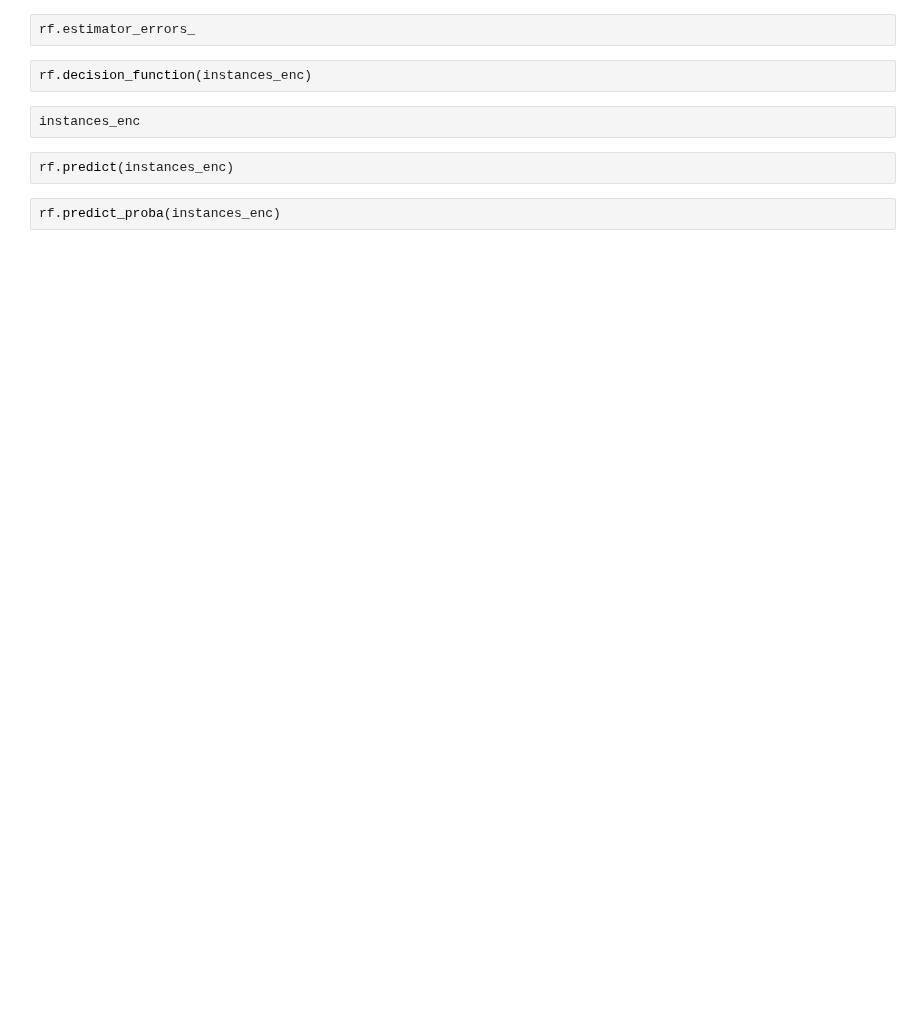
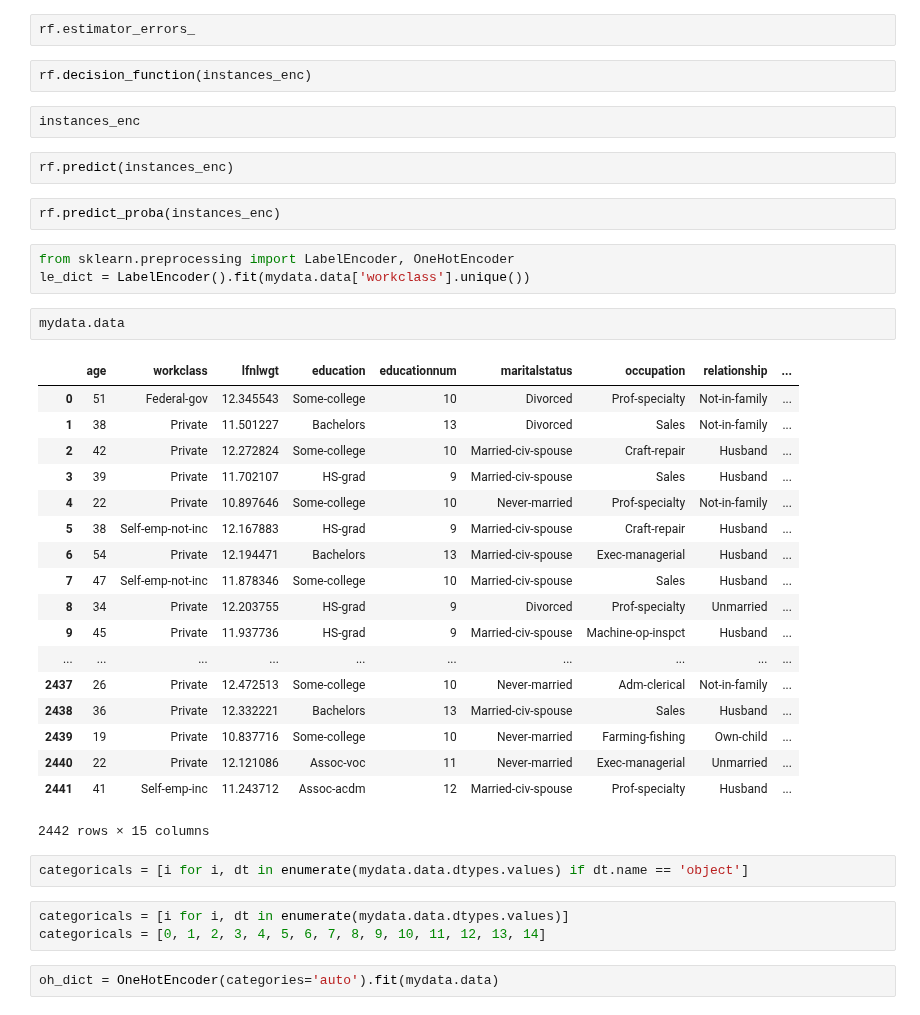
Before and after one commit to julianhatwell/explain_te, a Jupyter notebook: CHIRPS Boosting Scratch.ipynb, the cells around one changed output. Cells and saved outputs as stored; diff of their text form; blank space fills up the shorter version.

```diff
--- a/CHIRPS Boosting Scratch.ipynb
+++ b/CHIRPS Boosting Scratch.ipynb
@@ -508,3 +490,34 @@ instances_enc
 rf.predict(instances_enc)
 # %%
 rf.predict_proba(instances_enc)
+# %%
+from sklearn.preprocessing import LabelEncoder, OneHotEncoder
+le_dict = LabelEncoder().fit(mydata.data['workclass'].unique())
+# %%
+mydata.data
+# %% [output]
+|  | age | workclass | lfnlwgt | education | educationnum | maritalstatus | occupation | relationship | ... |
+| 0 | 51 | Federal-gov | 12.345543 | Some-college | 10 | Divorced | Prof-specialty | Not-in-family | ... |
+| 1 | 38 | Private | 11.501227 | Bachelors | 13 | Divorced | Sales | Not-in-family | ... |
+| 2 | 42 | Private | 12.272824 | Some-college | 10 | Married-civ-spouse | Craft-repair | Husband | ... |
+| 3 | 39 | Private | 11.702107 | HS-grad | 9 | Married-civ-spouse | Sales | Husband | ... |
+| 4 | 22 | Private | 10.897646 | Some-college | 10 | Never-married | Prof-specialty | Not-in-family | ... |
+| 5 | 38 | Self-emp-not-inc | 12.167883 | HS-grad | 9 | Married-civ-spouse | Craft-repair | Husband | ... |
+| 6 | 54 | Private | 12.194471 | Bachelors | 13 | Married-civ-spouse | Exec-managerial | Husband | ... |
+| 7 | 47 | Self-emp-not-inc | 11.878346 | Some-college | 10 | Married-civ-spouse | Sales | Husband | ... |
+| 8 | 34 | Private | 12.203755 | HS-grad | 9 | Divorced | Prof-specialty | Unmarried | ... |
+| 9 | 45 | Private | 11.937736 | HS-grad | 9 | Married-civ-spouse | Machine-op-inspct | Husband | ... |
+| ... | ... | ... | ... | ... | ... | ... | ... | ... | ... |
+| 2437 | 26 | Private | 12.472513 | Some-college | 10 | Never-married | Adm-clerical | Not-in-family | ... |
+| 2438 | 36 | Private | 12.332221 | Bachelors | 13 | Married-civ-spouse | Sales | Husband | ... |
+| 2439 | 19 | Private | 10.837716 | Some-college | 10 | Never-married | Farming-fishing | Own-child | ... |
+| 2440 | 22 | Private | 12.121086 | Assoc-voc | 11 | Never-married | Exec-managerial | Unmarried | ... |
+| 2441 | 41 | Self-emp-inc | 11.243712 | Assoc-acdm | 12 | Married-civ-spouse | Prof-specialty | Husband | ... |
+2442 rows × 15 columns
+# %%
+categoricals = [i for i, dt in enumerate(mydata.data.dtypes.values) if dt.name == 'object']
+# %%
+categoricals = [i for i, dt in enumerate(mydata.data.dtypes.values)]
+categoricals = [0, 1, 2, 3, 4, 5, 6, 7, 8, 9, 10, 11, 12, 13, 14]
+# %%
+oh_dict = OneHotEncoder(categories='auto').fit(mydata.data)
```
Also changed, not shown: parts of 15 cells of this notebook, 7 other files.
